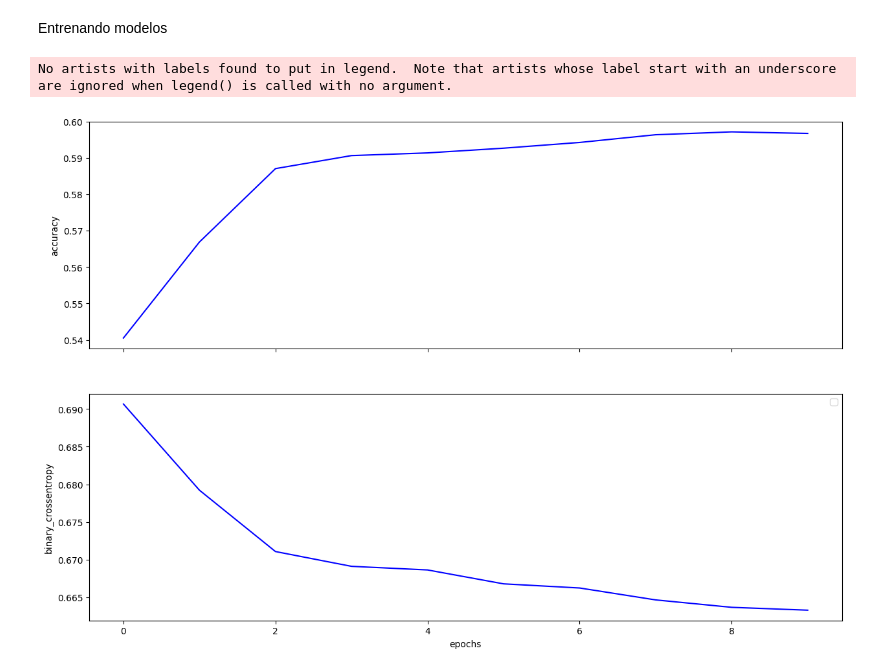
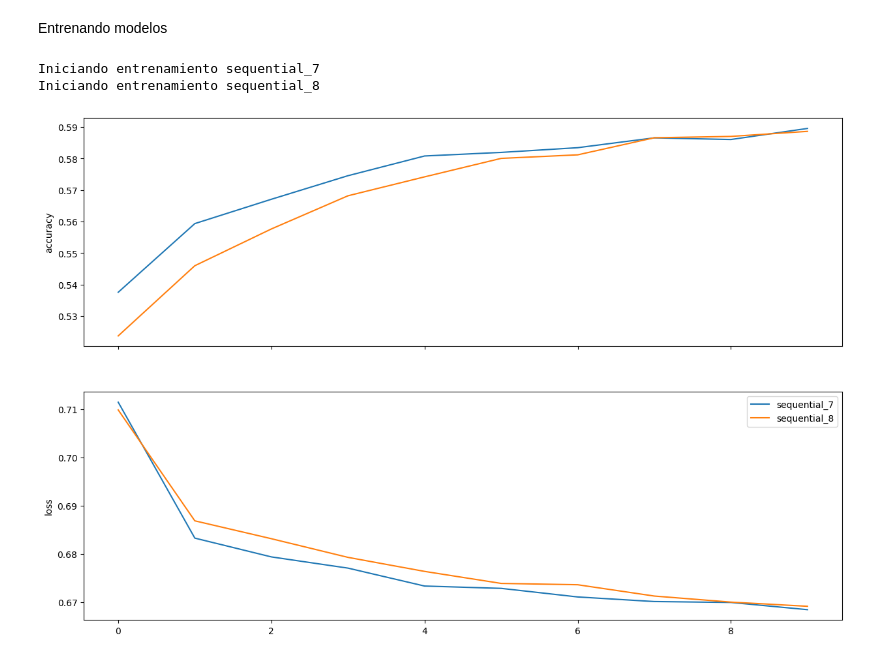
Before and after one commit to aquinteros/BrawlStars_Analytics, a Jupyter notebook: bs_neural_network.ipynb, the cells around one changed output. Drawn from its saved outputs; the diff is of its cells as text; code cells hidden in the pictures.

```diff
--- a/bs_neural_network.ipynb
+++ b/bs_neural_network.ipynb
@@ -150,10 +188,10 @@ Non-trainable params: 0
 _________________________________________________________________
 # %%
 model_2 = models.Sequential([
-    layers.Dense(268, input_dim=268, activation='relu'),
-    layers.Dense(64, activation='relu'),
-    layers.Dense(64, activation='relu'),
-    layers.Dense(64, activation='tanh'),
+    layers.Dense(636, input_dim=318, activation='relu'),
+    layers.Dense(159, activation='relu'),
+    layers.Dense(159, activation='relu'),
+    layers.Dropout(0.3),
     layers.Dense(1, activation='sigmoid')
 ])
 model_2.summary()
@@ -209,8 +218,8 @@ _________________________________________________________________
 # %% [markdown]
 Compilando modelos
 # %%
-optimizer = 'adam'
-loss = 'binary_crossentropy'
+optimizer = 'adam' # 'rmsprop' 'sgd'
+loss = 'binary_crossentropy' # ideal para clasificación binaria
 metrics = ['accuracy', 'mse', 'FalseNegatives', 'FalsePositives', 'TrueNegatives', 'TruePositives']
 
 def compile_model(model):
@@ -220,23 +229,22 @@ def compile_model(model):
         metrics=metrics
     )
 
-model_list = [model_1, model_2, model_3]
+model_list = [model_1, model_2]
 
 for model in model_list:
     compile_model(model)
 # %% [markdown]
 Entrenando modelos
 # %%
-def train_models(model_list, train, epochs=1000, verbose=False):
-	history = []
+def train_models(model_list, train, epochs=500, verbose=False, batch_size=250):
+	history_dict = {}
 	for model in model_list:
-		print('Iniciando entrenamiento ' + model)
-		history.append(model.fit(train.drop(['winner'], axis=1), train['winner'], epochs=epochs, verbose=verbose))
-		print('Entrenamiento finalizado ' + model)
-	return history
+		print('Iniciando entrenamiento ' + str(model.name))
+		historial = model.fit(train.drop(['winner'], axis=1), train['winner'], epochs=epochs, verbose=verbose, batch_size=batch_size)
+		history_dict[model.name] = historial.history
+	return history_dict
 
-train_models(model_list, train)
-
-# historial_1 = model_1.fit(train.drop(['winner'], axis=1), train['winner'], epochs=1000, verbose=False)
-# historial_2 = model_2.fit(train.drop(['winner'], axis=1), train['winner'], epochs=1000, verbose=False)
-# historial_3 = model_3.fit(train.drop(['winner'], axis=1), train['winner'], epochs=1000, verbose=False)
+trained_models = train_models(model_list, train)
+# %% [output]
+Iniciando entrenamiento sequential_7
+Iniciando entrenamiento sequential_8
@@ -245,22 +251,17 @@ historial_1
-# %%
-fig, ax = plt.subplots(2, 1, sharex=True, figsize=(15, 10))
-
-ax[0].set_ylabel("accuracy")
-ax[0].plot(historial_1.history["accuracy"], color='blue', label='two hidden relu layers')
-ax[0].plot(historial_2.history["accuracy"], color='red', label='two hidden relu layers + tanh')
-ax[0].plot(historial_3.history["accuracy"], color='green', label='two hidden relu layers + sigmoid')
-
-ax[1].set_xlabel("epochs")
-ax[1].set_ylabel("binary_crossentropy")
-ax[1].plot(historial_1.history["loss"], color='blue', label='two hidden relu layers')
-ax[1].plot(historial_2.history["loss"], color='red', label='two hidden relu layers + tanh')
-ax[1].plot(historial_3.history["loss"], color='green', label='two hidden relu layers + sigmoid')
-
-plt.legend()
-
-plt.show()
-# %% [output]
-No artists with labels found to put in legend.  Note that artists whose label start with an underscore are ignored when legend() is called with no argument.
-[figure, removed]
+# %%
+fig, ax = plt.subplots(2, 1, sharex=True, figsize=(15, 10))
+
+ax[0].set_ylabel("accuracy")
+ax[1].set_ylabel("loss")
+
+for model in trained_models:
+	ax[0].plot(trained_models[model]['accuracy'], label=model)
+	ax[1].plot(trained_models[model]['loss'], label=model)
+
+plt.legend()
+
+plt.show()
+# %% [output]
+[figure, added]
 # %%
 # resultado = model.predict([100.0])
```
Also changed, not shown: parts of 11 cells of this notebook, 1 other file.
